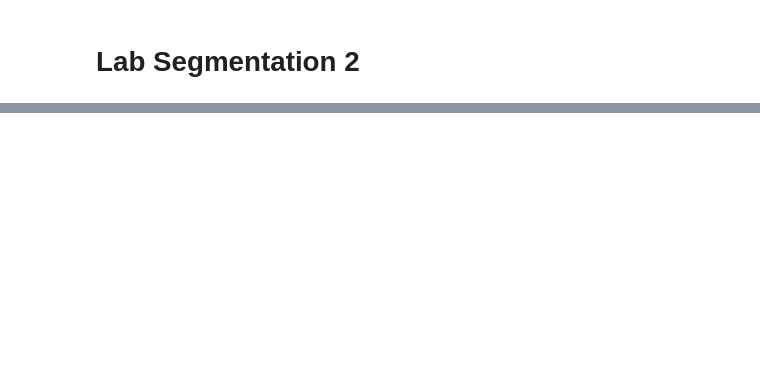
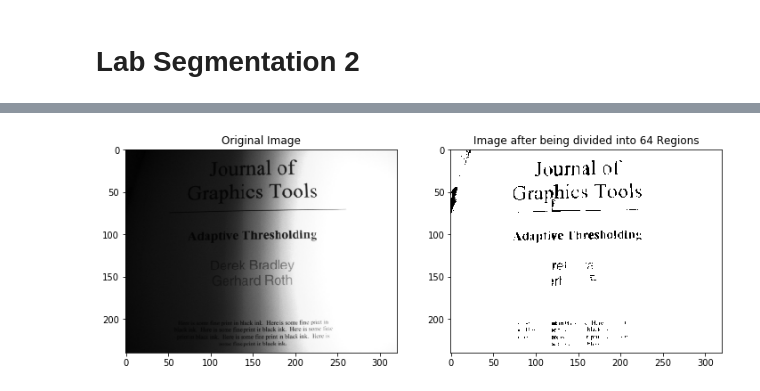
Before and after one commit to ahmedx3/Image-Processing-Labs, a Jupyter notebook: Lab8-Segmentation-2/Lab_Seg2_STD.ipynb, the cells around one changed output, grey strips where cells are left out. Cells and saved outputs as stored; diff of their text form; code cells hidden in the pictures; blank space fills up the shorter version.

```diff
--- a/Lab8-Segmentation-2/Lab_Seg2_STD.ipynb
+++ b/Lab8-Segmentation-2/Lab_Seg2_STD.ipynb
@@ -63,0 +60,27 @@ show_images([img,np.concatenate( (np.concatenate((binaryImg1,binaryImg2),axis=1)
+# %%
+
+img = io.imread('book.png', as_gray=True)
+
+def SegmentImage(img,n):
+
+    if(n == 0):
+        return img > (getThreshold(img))
+
+    height, width = img.shape[:2]
+
+    firstQuarter = img[0:int(height/2),0:int(width/2)]
+    secondQuarter = img[0:int(height/2),int(width/2):width]
+    thirdQuarter = img[int(height/2):height,0:int(width/2)]
+    fourthQuarter = img[int(height/2):height,int(width/2):width]
+
+    binaryImg1 = SegmentImage(firstQuarter,n-1)
+    binaryImg2 = SegmentImage(secondQuarter,n-1)
+    binaryImg3 = SegmentImage(thirdQuarter,n-1)
+    binaryImg4 = SegmentImage(fourthQuarter,n-1)
+
+    return np.concatenate( (np.concatenate((binaryImg1,binaryImg2),axis=1),np.concatenate((binaryImg3,binaryImg4),axis=1)) , axis=0 )
+
+newImg = SegmentImage(img,3)
+show_images([img,newImg],['Original Image','Image after being divided into 64 Regions'])
+# %% [output]
+[figure, added]
```
Also changed, not shown: parts of 2 cells of this notebook.
